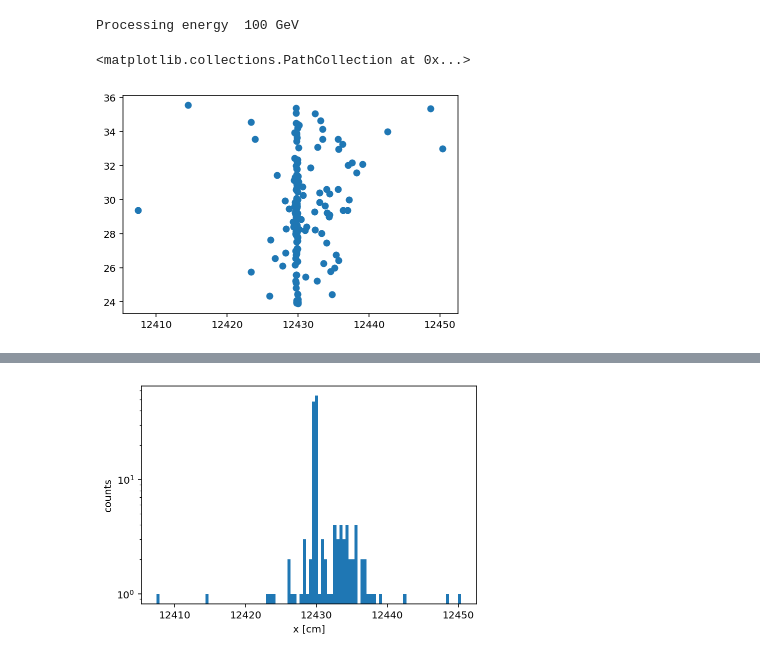
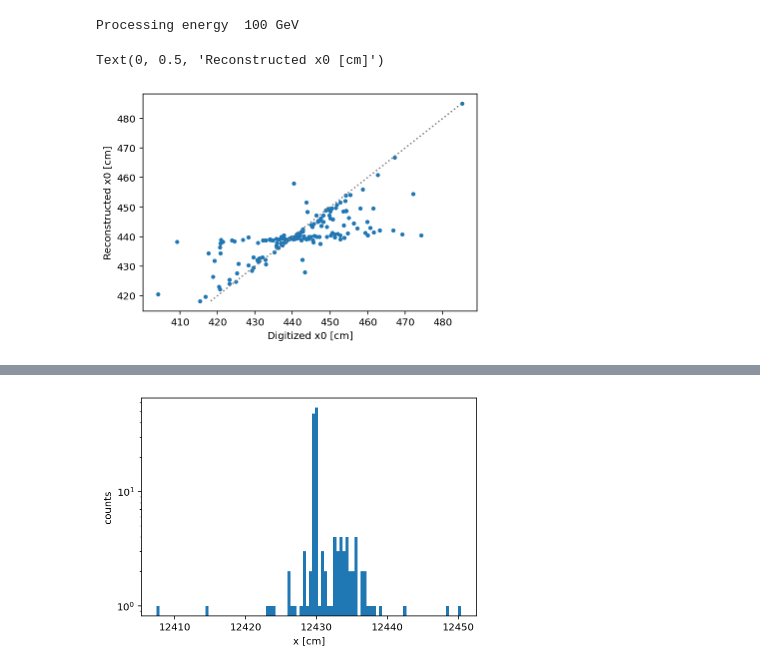
Before and after one commit to EdmondRen/mathusla_tracker_debugging, a Jupyter notebook: 11_tracker_debug.ipynb, the cells around one changed output, grey strips where cells are left out. Drawn from its saved outputs; the diff is of its cells as text; code cells hidden in the pictures.

```diff
--- a/11_tracker_debug.ipynb
+++ b/11_tracker_debug.ipynb
@@ -45,6 +45,8 @@ nevents = int(Tree.GetEntries())
 truth=[]
 recon=[]
 recon_unc=[]
+digi=[]
+digi2=[]
 ievent=[]
 ifile=[]
 ndigi=np.zeros(nevents)
@@ -69,6 +71,8 @@ for i,filename in enumerate(tqdm(files)):
 
             recon_unc.append([Tree.Track_k_m_ErrorZ0[0], Tree.Track_k_m_ErrorX0[0], Tree.Track_k_m_ErrorY0[0], Tree.Track_k_m_ErrorT0[0],Tree.Track_k_m_ErrorVz[0], Tree.Track_k_m_ErrorVx[0], Tree.Track_k_m_ErrorVy[0]])
             truth.append([Tree.Hit_z[0], Tree.Hit_x[0], Tree.Hit_y[0], Tree.Hit_time[0],Tree.Hit_particlePz[0], Tree.Hit_particlePx[0], Tree.Hit_particlePy[0]])
+            digi.append([Tree.Digi_z[0], Tree.Digi_x[0], Tree.Digi_y[0], Tree.Digi_time[0]])
+            digi2.append([Tree.Digi_z[1], Tree.Digi_x[1], Tree.Digi_y[1], Tree.Digi_time[1]])
 
         except:
             n_failed[Entry]+=1
@@ -79,10 +83,17 @@ recon_unc=np.array(recon_unc)
 ievent=np.array(ievent)
 ifile=np.array(ifile)
 ndigi=np.array(ndigi)
+digi=np.array(digi)
+digi2=np.array(digi2)
 # %% [output]
 Processing energy  100 GeV
-# %%
-plt.scatter(recon[:,0][ievent==6],recon[:,6][ievent==6])
-# %% [output]
-<matplotlib.collections.PathCollection at 0x...>
-[figure, removed]
+# %%
+i=9
+plt.scatter(digi[:,1][ievent==i],recon[:,1][ievent==i],s=10)
+diag = [min(recon[:,1][ievent==i]),max(recon[:,1][ievent==i])]
+plt.plot(diag,diag,color="grey",linestyle=":")
+plt.xlabel("Digitized x0 [cm]")
+plt.ylabel("Reconstructed x0 [cm]")
+# %% [output]
+Text(0, 0.5, 'Reconstructed x0 [cm]')
+[figure, added]
```
Also changed, not shown: parts of 6 cells of this notebook, 18 other files.
